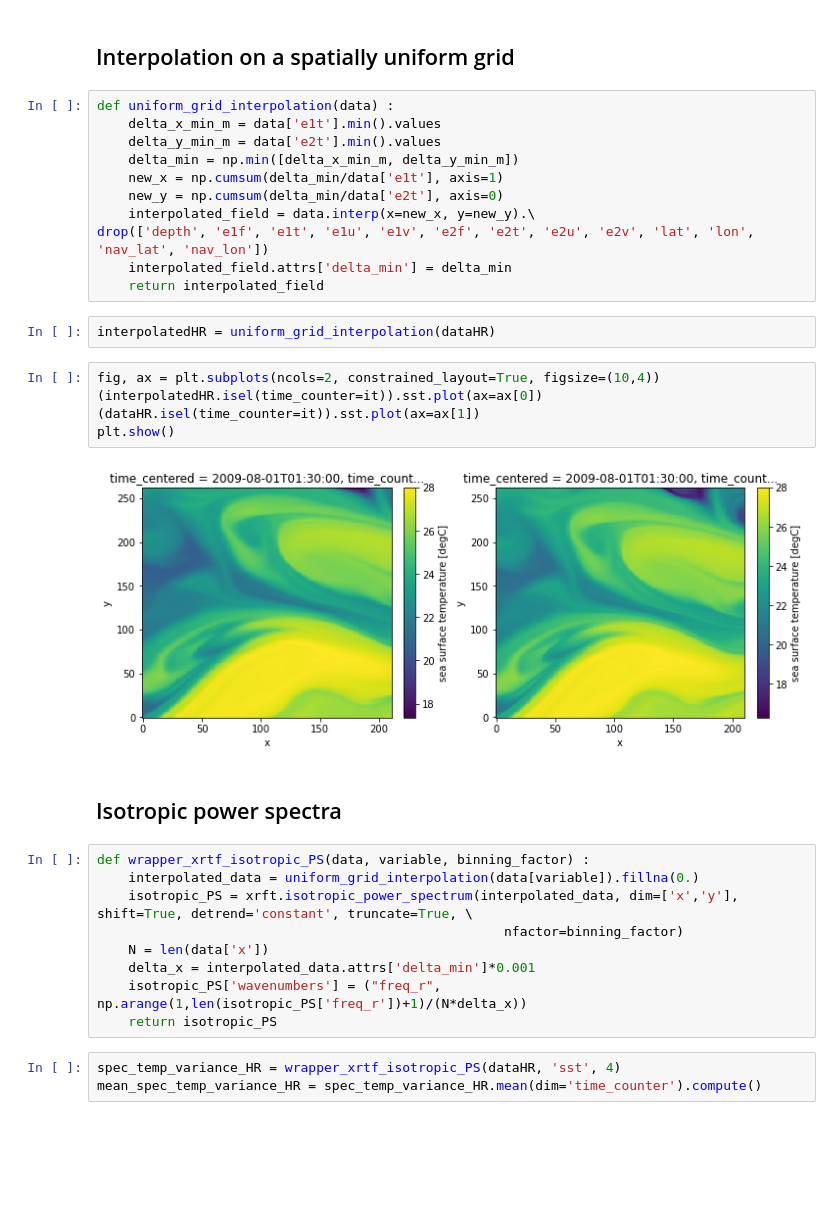
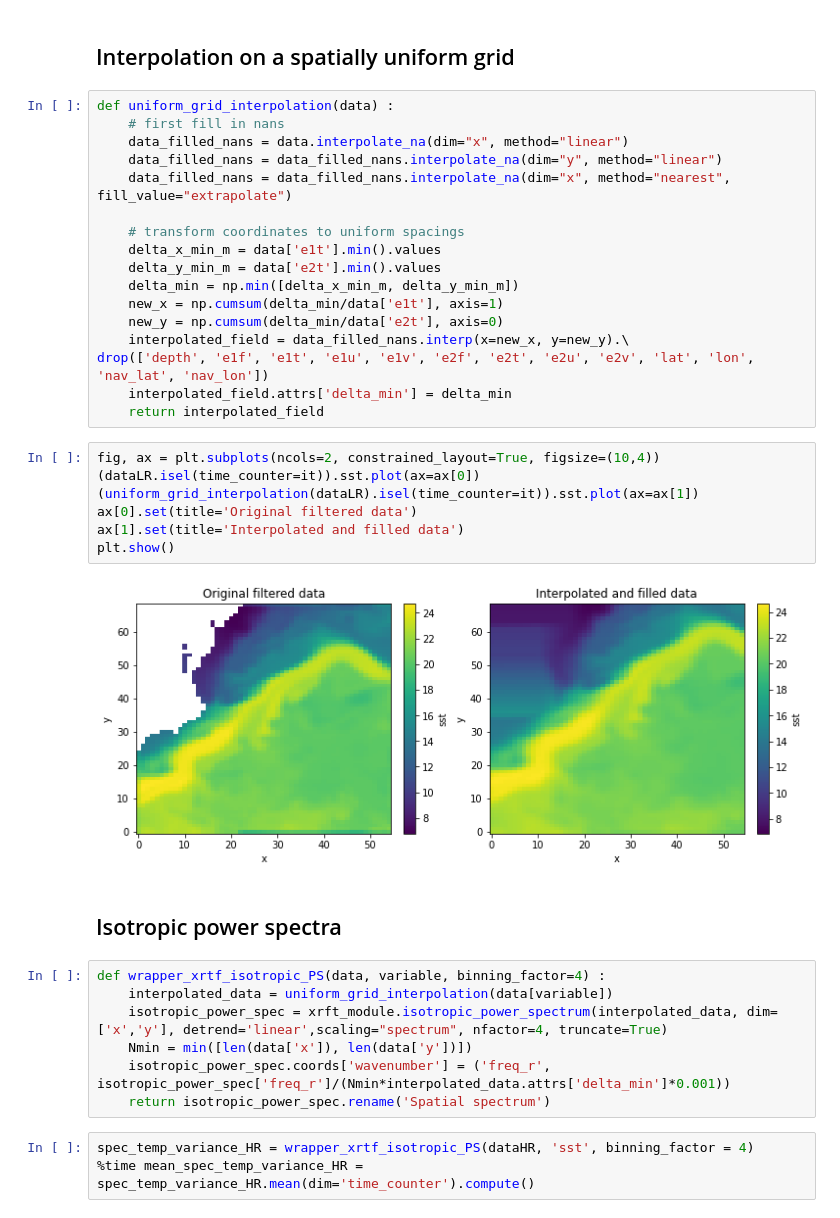
Before and after one commit to anastasiaGor/oceanDataNotebooks, a Jupyter notebook: gcm_filter/spectra.ipynb, the cells around one changed output. Cells and saved outputs as stored; diff of their text form; blank space fills up the shorter version.

```diff
--- a/gcm_filter/spectra.ipynb
+++ b/gcm_filter/spectra.ipynb
@@ -266,36 +298,40 @@ plt.show()
 ## Interpolation on a spatially uniform grid
 # %%
 def uniform_grid_interpolation(data) :
+    # first fill in nans
+    data_filled_nans = data.interpolate_na(dim="x", method="linear")
+    data_filled_nans = data_filled_nans.interpolate_na(dim="y", method="linear")
+    data_filled_nans = data_filled_nans.interpolate_na(dim="x", method="nearest", fill_value="extrapolate")
+
+    # transform coordinates to uniform spacings
     delta_x_min_m = data['e1t'].min().values
     delta_y_min_m = data['e2t'].min().values
     delta_min = np.min([delta_x_min_m, delta_y_min_m])
     new_x = np.cumsum(delta_min/data['e1t'], axis=1)
     new_y = np.cumsum(delta_min/data['e2t'], axis=0)
-    interpolated_field = data.interp(x=new_x, y=new_y).\
+    interpolated_field = data_filled_nans.interp(x=new_x, y=new_y).\
 drop(['depth', 'e1f', 'e1t', 'e1u', 'e1v', 'e2f', 'e2t', 'e2u', 'e2v', 'lat', 'lon', 'nav_lat', 'nav_lon'])
     interpolated_field.attrs['delta_min'] = delta_min
     return interpolated_field
-# %%
-interpolatedHR = uniform_grid_interpolation(dataHR)
-# %%
-fig, ax = plt.subplots(ncols=2, constrained_layout=True, figsize=(10,4))
-(interpolatedHR.isel(time_counter=it)).sst.plot(ax=ax[0])
-(dataHR.isel(time_counter=it)).sst.plot(ax=ax[1])
-plt.show()
-# %% [output]
-[figure, removed]
+# %%
+fig, ax = plt.subplots(ncols=2, constrained_layout=True, figsize=(10,4))
+(dataLR.isel(time_counter=it)).sst.plot(ax=ax[0])
+(uniform_grid_interpolation(dataLR).isel(time_counter=it)).sst.plot(ax=ax[1])
+ax[0].set(title='Original filtered data')
+ax[1].set(title='Interpolated and filled data')
+plt.show()
+# %% [output]
+[figure, added]
 # %% [markdown]
 ## Isotropic power spectra
-# %%
-def wrapper_xrtf_isotropic_PS(data, variable, binning_factor) :
-    interpolated_data = uniform_grid_interpolation(data[variable]).fillna(0.)
-    isotropic_PS = xrft.isotropic_power_spectrum(interpolated_data, dim=['x','y'], shift=True, detrend='constant', truncate=True, \
-                                                    nfactor=binning_factor)
-    N = len(data['x'])
-    delta_x = interpolated_data.attrs['delta_min']*0.001
-    isotropic_PS['wavenumbers'] = ("freq_r", np.arange(1,len(isotropic_PS['freq_r'])+1)/(N*delta_x))
-    return isotropic_PS
+# %%
+def wrapper_xrtf_isotropic_PS(data, variable, binning_factor=4) :
+    interpolated_data = uniform_grid_interpolation(data[variable])
+    isotropic_power_spec = xrft_module.isotropic_power_spectrum(interpolated_data, dim=['x','y'], detrend='linear',scaling="spectrum", nfactor=4, truncate=True)
+    Nmin = min([len(data['x']), len(data['y'])])
+    isotropic_power_spec.coords['wavenumber'] = ('freq_r', isotropic_power_spec['freq_r']/(Nmin*interpolated_data.attrs['delta_min']*0.001))
+    return isotropic_power_spec.rename('Spatial spectrum')
 # %%
-spec_temp_variance_HR = wrapper_xrtf_isotropic_PS(dataHR, 'sst', 4)
-mean_spec_temp_variance_HR = spec_temp_variance_HR.mean(dim='time_counter').compute()
+spec_temp_variance_HR = wrapper_xrtf_isotropic_PS(dataHR, 'sst', binning_factor = 4)
+%time mean_spec_temp_variance_HR = spec_temp_variance_HR.mean(dim='time_counter').compute()
 # %%
```
Also changed, not shown: parts of 27 cells of this notebook, 1 other file.
